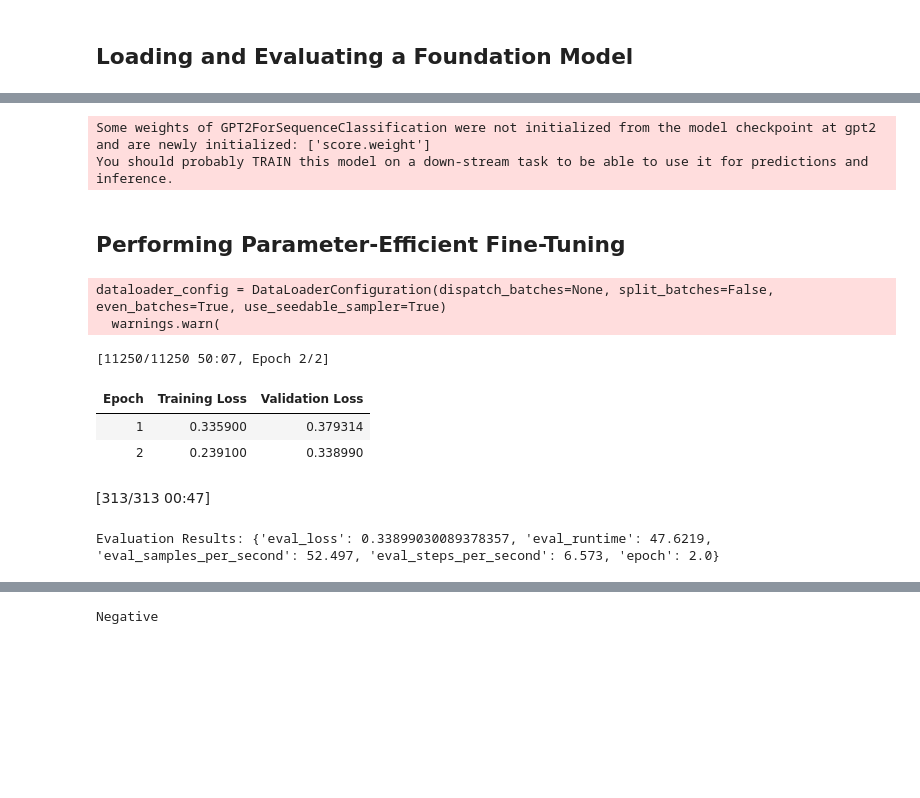
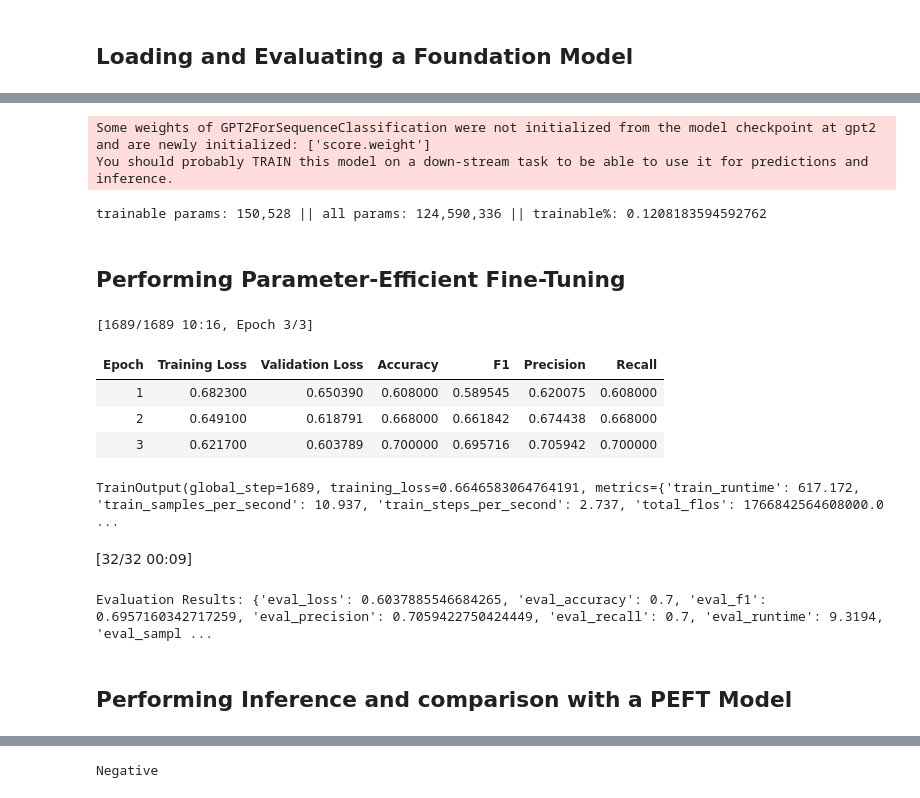
Before and after one commit to GuillermoFabian/finetune-llm, a Jupyter notebook: LightweightFineTuning.ipynb, the cells around one changed output, grey strips where cells are left out. Cells and saved outputs as stored; diff of their text form; code cells hidden in the pictures; blank space fills up the shorter version.

```diff
--- a/LightweightFineTuning.ipynb
+++ b/LightweightFineTuning.ipynb
@@ -104,57 +138,76 @@ Please note that authentication is recommended but still optional to access publ
 # %%
-from transformers import AutoModelForSequenceClassification, TrainingArguments, Trainer
+# PEFT model configuration
+peft_config = LoraConfig(
+    task_type=TaskType.SEQ_CLS,
+    inference_mode=False,
+    r=4,
+    lora_alpha=16,
+    lora_dropout=0.1
+)
 
+# Load the pre-trained GPT-2 model
 num_labels = df_train_raw['label'].nunique()
 model = AutoModelForSequenceClassification.from_pretrained("gpt2", num_labels=num_labels)
-model.config.pad_token_id = tokenizer.pad_token_id
+model.config.pad_token_id = model.config.eos_token_id
+data_collator = DataCollatorWithPadding(tokenizer=tokenizer)
+
+peft_model = PeftModelForSequenceClassification(model, peft_config)
+
+# Print
+peft_model.print_trainable_parameters()
 # %% [output]
 Some weights of GPT2ForSequenceClassification were not initialized from the model checkpoint at gpt2 and are newly initialized: ['score.weight']
 You should probably TRAIN this model on a down-stream task to be able to use it for predictions and inference.
+trainable params: 150,528 || all params: 124,590,336 || trainable%: 0.1208183594592762
 # %% [markdown]
 ## Performing Parameter-Efficient Fine-Tuning
 # %%
-from transformers import DataCollatorWithPadding
+# Compute metrics function
+def compute_metrics(p: EvalPrediction):
+    preds = np.argmax(p.predictions, axis=1)
+    precision, recall, f1, _ = precision_recall_fscore_support(p.label_ids, preds, average='weighted')
+    return {"accuracy": accuracy_score(p.label_ids, preds), "f1": f1, "precision": precision, "recall": recall}
 
-data_collator = DataCollatorWithPadding(tokenizer=tokenizer)
-
-# Define training arguments
+# Define the training arguments
 training_args = TrainingArguments(
     output_dir="./results/peft_model",
     evaluation_strategy="epoch",
     learning_rate=2e-5,
     per_device_train_batch_size=4,
     per_device_eval_batch_size=8,
-    num_train_epochs=2,
-    load_best_model_at_end=True,
+    num_train_epochs=3,
     weight_decay=0.01,
     logging_dir='./logs/peft_model',
     save_strategy="epoch",
-    fp16=True
+    load_best_model_at_end=True,
+    logging_steps=100,
+    warmup_ratio=0.1,
 )
 
-
-# Initialize the Trainer
+# Initialize the Trainer with compute_metrics
 trainer = Trainer(
-    model=model,
+    model=peft_model,
     args=training_args,
     train_dataset=train_dataset,
     eval_dataset=val_dataset,
+    compute_metrics=compute_metrics,
+    tokenizer=tokenizer,
     data_collator=data_collator,
-    # Compute metrics function here if desired
 )
 
 # Start training
 trainer.train()
-
-# Evaluate the model
-evaluation_results = trainer.evaluate()
-print("Evaluation Results:", evaluation_results)
 # %% [output]
-dataloader_config = DataLoaderConfiguration(dispatch_batches=None, split_batches=False, even_batches=True, use_seedable_sampler=True)
-  warnings.warn(
+[1689/1689 10:16, Epoch 3/3]
+| Epoch | Training Loss | Validation Loss | Accuracy | F1 | Precision | Recall |
+| 1 | 0.682300 | 0.650390 | 0.608000 | 0.589545 | 0.620075 | 0.608000 |
+| 2 | 0.649100 | 0.618791 | 0.668000 | 0.661842 | 0.674438 | 0.668000 |
+| 3 | 0.621700 | 0.603789 | 0.700000 | 0.695716 | 0.705942 | 0.700000 |
-[11250/11250 50:07, Epoch 2/2]
+TrainOutput(global_step=1689, training_loss=0.6646583064764191, metrics={'train_runtime': 617.172, 'train_samples_per_second': 10.937, 'train_steps_per_second': 2.737, 'total_flos': 1766842564608000.0 ...
-| Epoch | Training Loss | Validation Loss |
-| 1 | 0.335900 | 0.379314 |
-| 2 | 0.239100 | 0.338990 |
-[313/313 00:47]
-Evaluation Results: {'eval_loss': 0.33899030089378357, 'eval_runtime': 47.6219, 'eval_samples_per_second': 52.497, 'eval_steps_per_second': 6.573, 'epoch': 2.0}
+# %%
+# Evaluate
+evaluation_results = trainer.evaluate()
+print("Evaluation Results:", evaluation_results)
+# %% [output]
+[32/32 00:09]
+Evaluation Results: {'eval_loss': 0.6037885546684265, 'eval_accuracy': 0.7, 'eval_f1': 0.6957160342717259, 'eval_precision': 0.7059422750424449, 'eval_recall': 0.7, 'eval_runtime': 9.3194, 'eval_sampl ...
@@ -161 +216,3 @@ Evaluation Results: {'eval_loss': 0.33899030089378357, 'eval_runtime': 47.6219,
+# %% [markdown]
+## Performing Inference and comparison with a PEFT Model
 # %%
```
Also changed, not shown: parts of 22 cells of this notebook.
